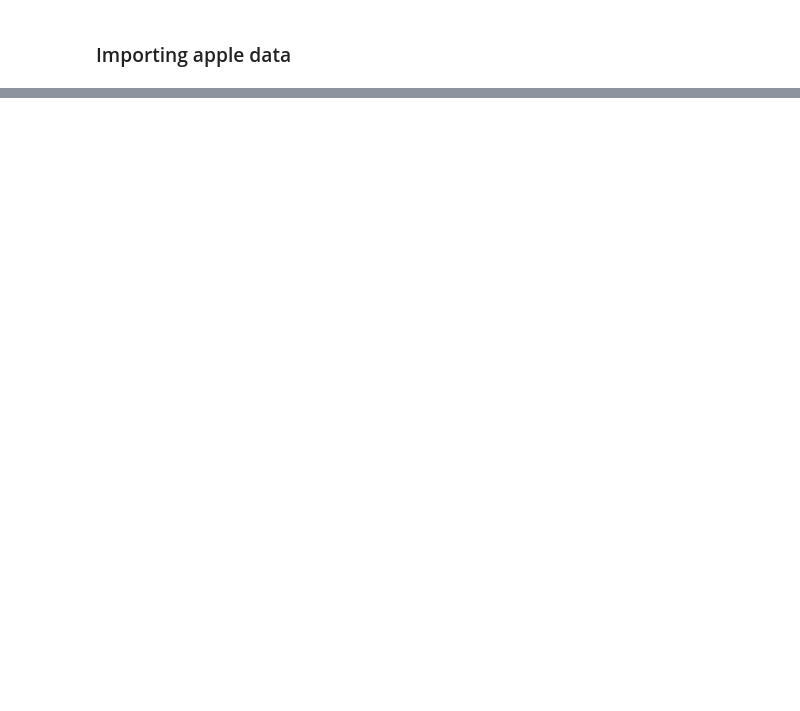
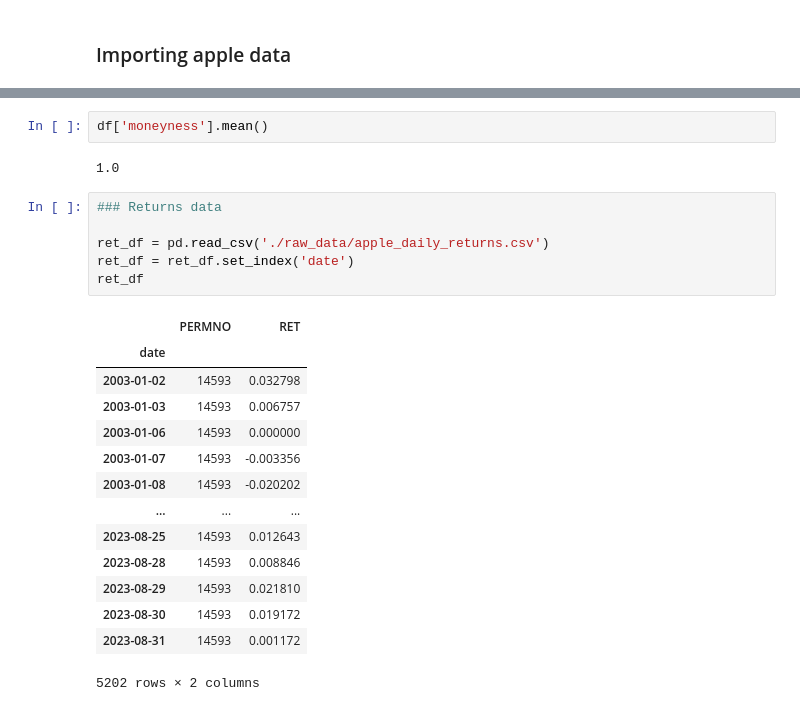
Before and after one commit to Nikhilesh-B/saturate_the_hypersphere, a Jupyter notebook: smile_smirks/analysis.ipynb, the cells around one changed output, grey strips where cells are left out. Cells and saved outputs as stored; diff of their text form; blank space fills up the shorter version.

```diff
--- a/smile_smirks/analysis.ipynb
+++ b/smile_smirks/analysis.ipynb
@@ -341,0 +126,25 @@ plt.show()
+# %%
+df['moneyness'].mean()
+# %% [output]
+1.0
+# %%
+### Returns data
+
+ret_df = pd.read_csv('./raw_data/apple_daily_returns.csv')
+ret_df = ret_df.set_index('date')
+ret_df
+# %% [output]
+|  | PERMNO | RET |
+| date |  |  |
+| 2003-01-02 | 14593 | 0.032798 |
+| 2003-01-03 | 14593 | 0.006757 |
+| 2003-01-06 | 14593 | 0.000000 |
+| 2003-01-07 | 14593 | -0.003356 |
+| 2003-01-08 | 14593 | -0.020202 |
+| ... | ... | ... |
+| 2023-08-25 | 14593 | 0.012643 |
+| 2023-08-28 | 14593 | 0.008846 |
+| 2023-08-29 | 14593 | 0.021810 |
+| 2023-08-30 | 14593 | 0.019172 |
+| 2023-08-31 | 14593 | 0.001172 |
+5202 rows × 2 columns
```
Also changed, not shown: parts of 20 cells of this notebook, 1 other file.
